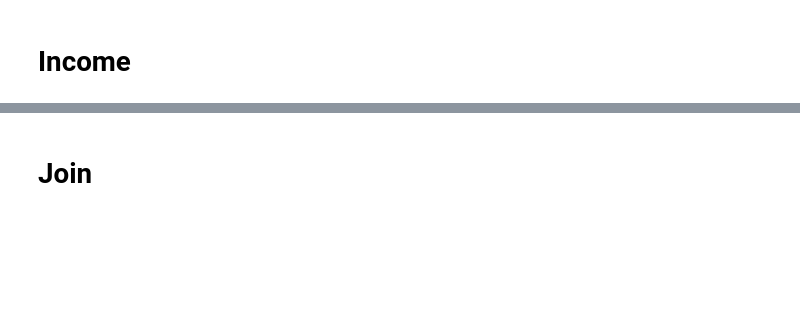
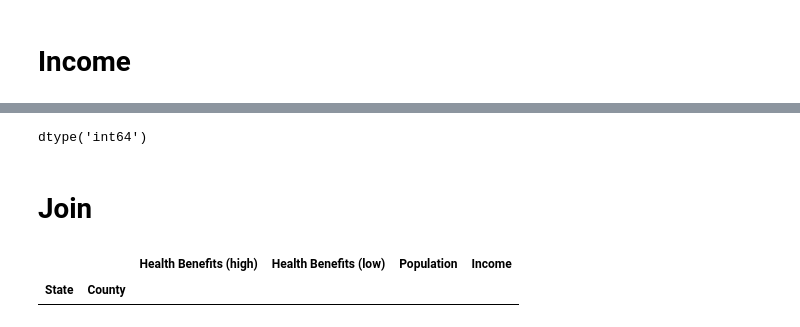
Before and after one commit to elizrgrs/powersystemspublichealth, a Jupyter notebook: dataprocessing/plotting_chris.ipynb, the cells around one changed output, grey strips where cells are left out. Drawn from its saved outputs; the diff is of its cells as text; code cells hidden in the pictures; blank space fills up the shorter version.

```diff
--- a/dataprocessing/plotting_chris.ipynb
+++ b/dataprocessing/plotting_chris.ipynb
@@ -122,10 +311,42 @@ NE_income
+# %%
+NE_income_comp_mask = income_complete['State'].isin(NE_state_to_state_abbrv.keys())
+
+
+# stands for income complete - trying to see if this includes more data for areas of interest
+NE_income_comp = income_complete.loc[
+    NE_income_comp_mask,
+    ['State', 'County', 'Estimate!!Households!!Median income (dollars)']
+]
+
+NE_income_comp = NE_income_comp.rename(columns={'Estimate!!Households!!Median income (dollars)': 'Income'})
+
+# NE_income_comp= NE_income_comp.loc[NE_income_comp['County'].str.contains('County')]
+# # NE_income_comp['County'] = NE_income_comp['County'].str.replace(' County, ..', '', regex=True)
+NE_income_comp['County'] = NE_income_comp['County'].replace(' County', '', regex=True)
+
+# # # assert (NE_income_comp['Income'] % 1.).max() == 0.
+NE_income_comp['Income'] = NE_income_comp['Income'].astype(int)
+
+
+
+NE_income_comp['State'] = NE_income_comp['State'].map(lambda x: NE_state_to_state_abbrv[x])
+NE_income_comp = NE_income_comp.set_index(['State', 'County']).sort_index()['Income']
+# %%
+with pd.option_context('display.max_rows', None, 'display.max_columns', None):
+    display(NE_income_comp.dtypes)
+# NE_income_comp
+# %% [output]
+dtype('int64')
 # %% [markdown]
 # Join
 # %%
 # TODO: use outer first, then check for NaNs
 # Fix earlier code until there's no NaNs
 # Currently, Connecticut has NaNs in population and income, because it only has 2020 population listed, not 2021
-
-outer = NE_highhealth.join([NE_population, NE_income], how='outer')
+# Notes: St. Lawrence has a period on only some of the data sets
+outer = NE_highhealth.join([NE_pop_comp, NE_income_comp], how='outer')
 outer[outer.isna().any(axis=1)]
+# %% [output]
+|  |  | Health Benefits (high) | Health Benefits (low) | Population | Income |
+| State | County |  |  |  |  |
 # %%
```
Also changed, not shown: parts of 18 cells of this notebook, 4 other files.
